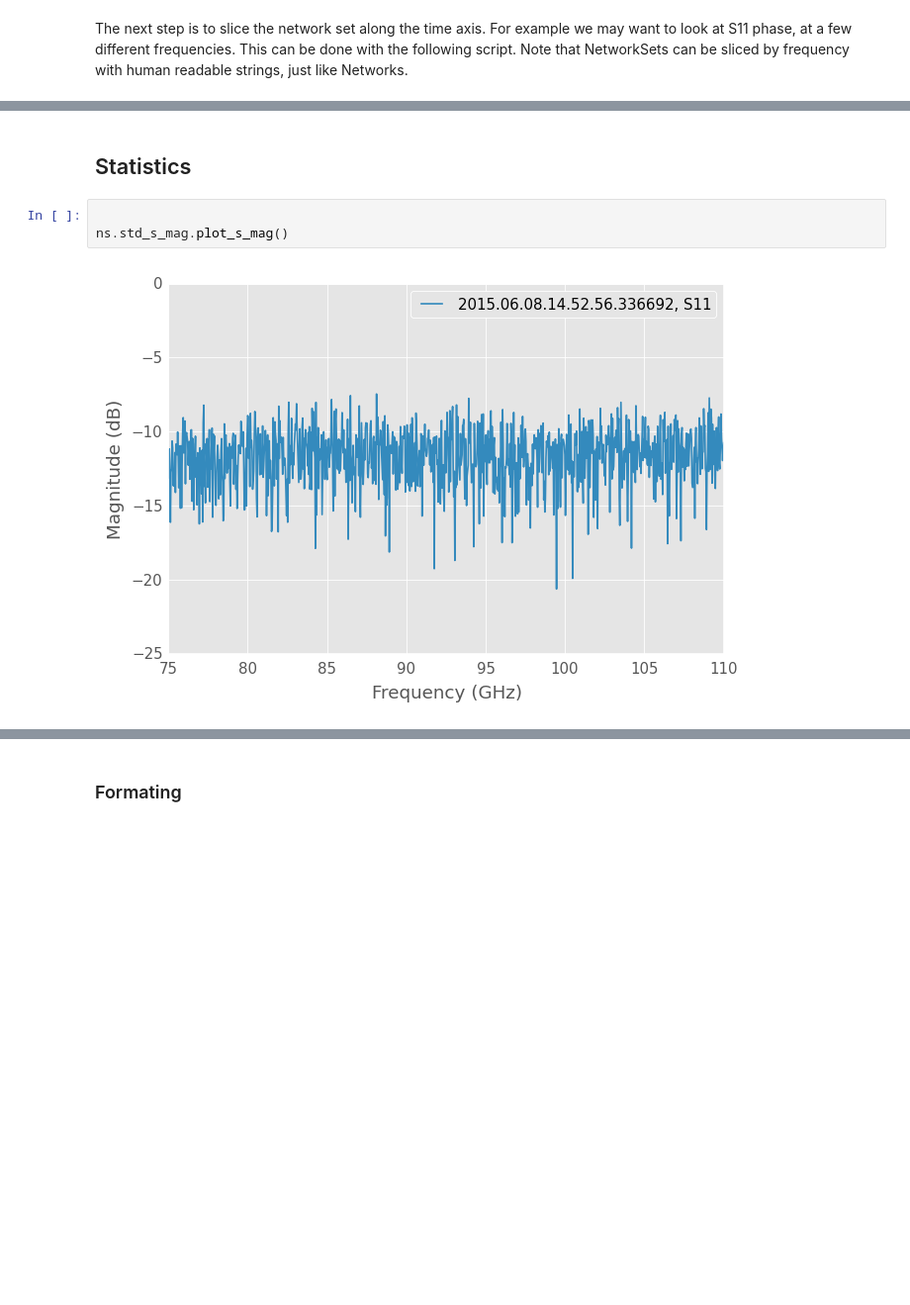
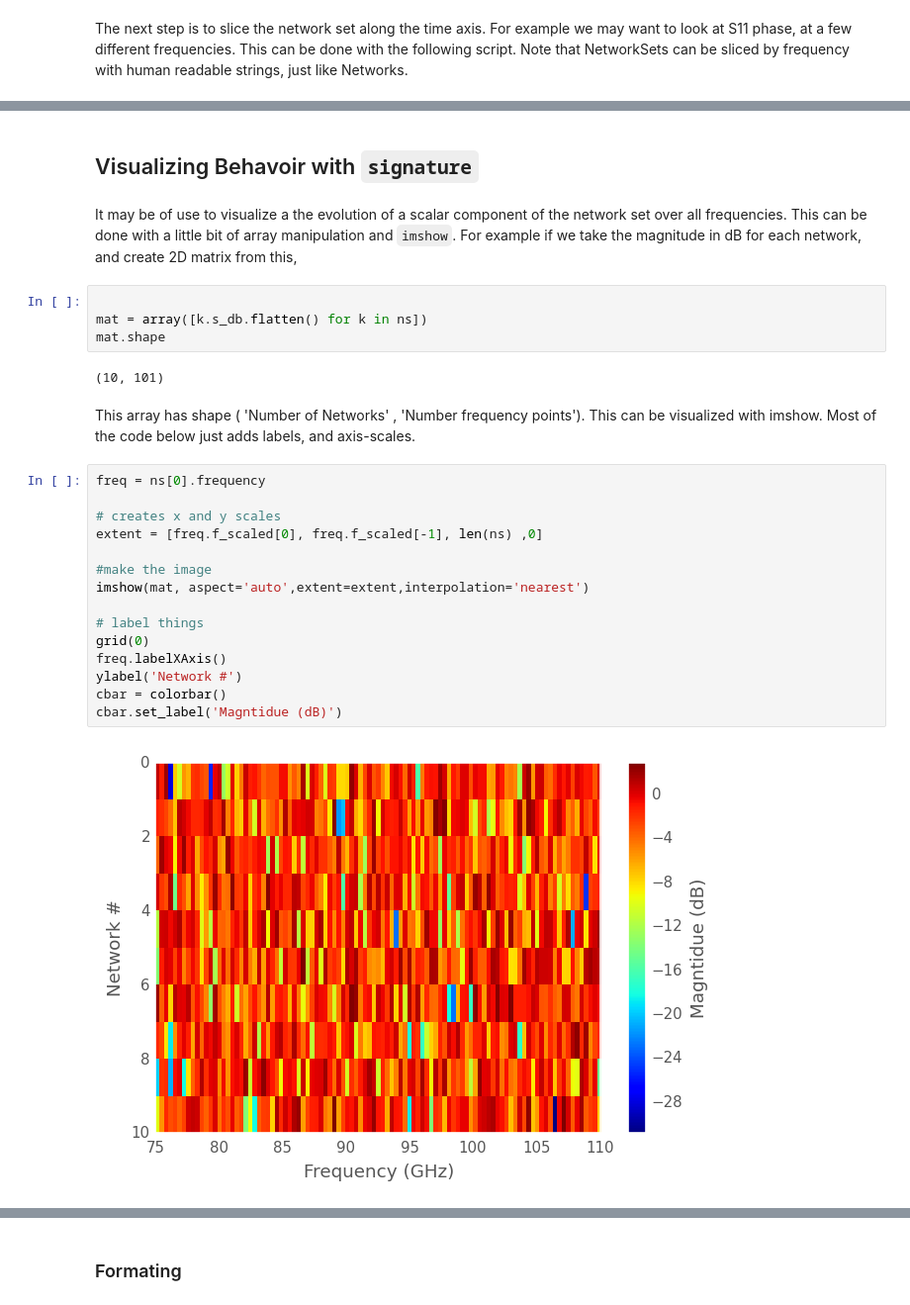
Before and after one commit to scikit-rf/examples, a Jupyter notebook: Sorting Network Sets.ipynb, the cells around one changed output, grey strips where cells are left out. Shown: that part at 99% size. Drawn from its saved outputs; the diff is of its cells as text; blank space fills up the shorter version.

```diff
--- a/Sorting Network Sets.ipynb
+++ b/Sorting Network Sets.ipynb
@@ -124,7 +128,29 @@ ylabel('S11 (deg)')
-# %% [markdown]
-## Statistics
-# %%
-
-ns.std_s_mag.plot_s_mag()
-# %% [output]
-[figure, removed]
+# %% [markdown]
+## Visualizing Behavoir with  `signature`
+# %% [markdown]
+It may be of use to visualize a the evolution of a scalar component of the network set over all frequencies. This can be done with a little bit of array manipulation and `imshow`. For example if we take the magnitude in dB for each network, and create  2D matrix from this,
+# %%
+
+mat = array([k.s_db.flatten() for k in ns])
+mat.shape
+# %% [output]
+(10, 101)
+# %% [markdown]
+This array has shape  ( 'Number of Networks' , 'Number frequency points'). This can be visualized with imshow. Most of the code below just adds labels, and axis-scales.
+# %%
+freq = ns[0].frequency
+
+# creates x and y scales
+extent = [freq.f_scaled[0], freq.f_scaled[-1], len(ns) ,0]
+
+#make the image
+imshow(mat, aspect='auto',extent=extent,interpolation='nearest')
+
+# label things
+grid(0)
+freq.labelXAxis()
+ylabel('Network #')
+cbar = colorbar()
+cbar.set_label('Magntidue (dB)')
+# %% [output]
+[figure, added]
```
Also changed, not shown: parts of 9 cells of this notebook, 2 other files.
